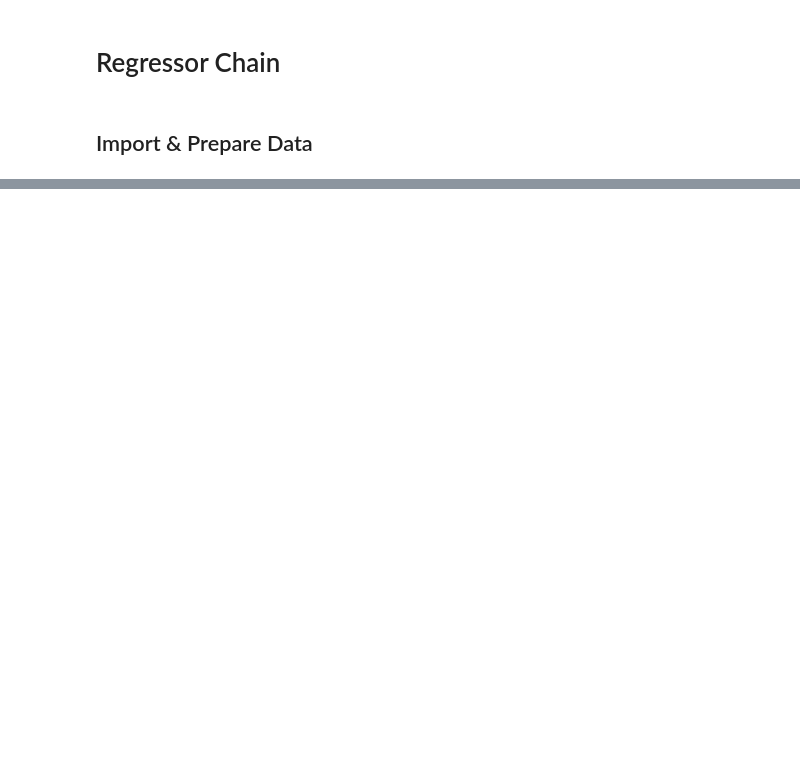
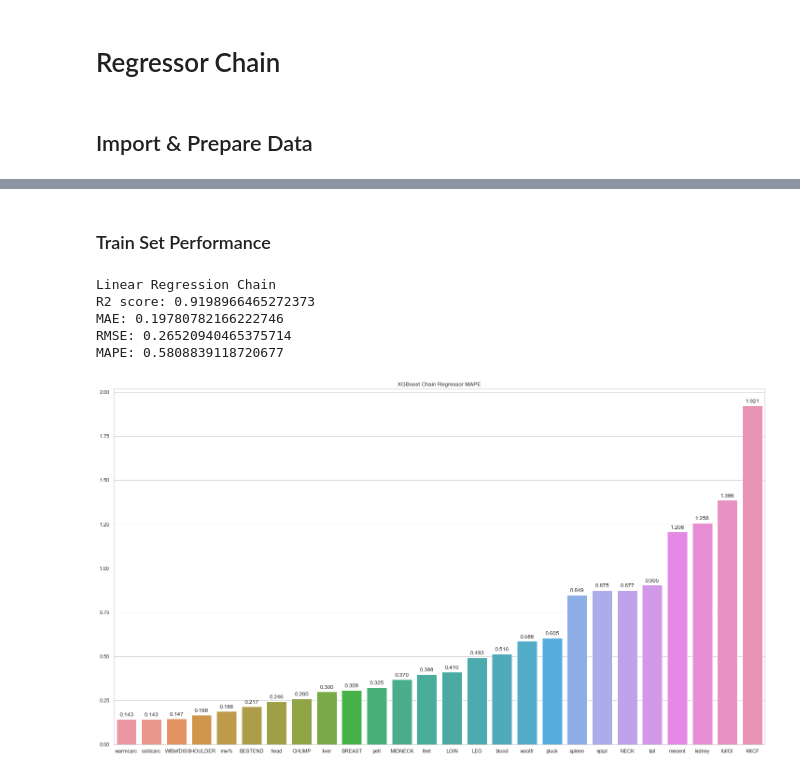
Before and after one commit to antonis-ant/thesis-code, a Jupyter notebook: notebooks/RegChain_notebook.ipynb, the cells around one changed output, grey strips where cells are left out. Saved outputs shown, nothing was run; the diff lists cells and outputs as text; code cells hidden in the pictures; blank space fills up the shorter version.

```diff
--- a/notebooks/RegChain_notebook.ipynb
+++ b/notebooks/RegChain_notebook.ipynb
@@ -48,0 +111,23 @@ y = pd.DataFrame(std_scaler.fit_transform(y), columns=y.columns)
+# %%
+# Split train & test sets
+X_train, X_test, y_train, y_test = train_test_split(X, y, test_size=0.2, random_state=96)
+# print('Train set shape:', X_train.shape, y_train.shape)
+# print('Test set shape:', X_test.shape, y_test.shape)
+# %% [markdown]
+### Train Set Performance
+# %%
+prediction_order = [17,24,16,15,11,10,3,22,2,21,7,9,18,1,20,0,23,8,19,14,6,5,12,4,25,13]
+model = RegressorChain(LinearRegression(), order=prediction_order)
+model.fit(X_train, y_train)
+scores = mo_reg_scorer(model, X_train, y_train)
+
+# Print model scores (uniform average)
+print_scores(scores, 'Linear Regression Chain')
+scores_barplot(scores['rv_scores_mape'], y.columns, title="XGBoost Chain Regressor MAPE")
+# %% [output]
+Linear Regression Chain
+R2 score: 0.9198966465272373
+MAE: 0.19780782166222746
+RMSE: 0.26520940465375714
+MAPE: 0.5808839118720677
+[figure, added]
```
Also changed, not shown: parts of 14 cells of this notebook, 2 other files.
